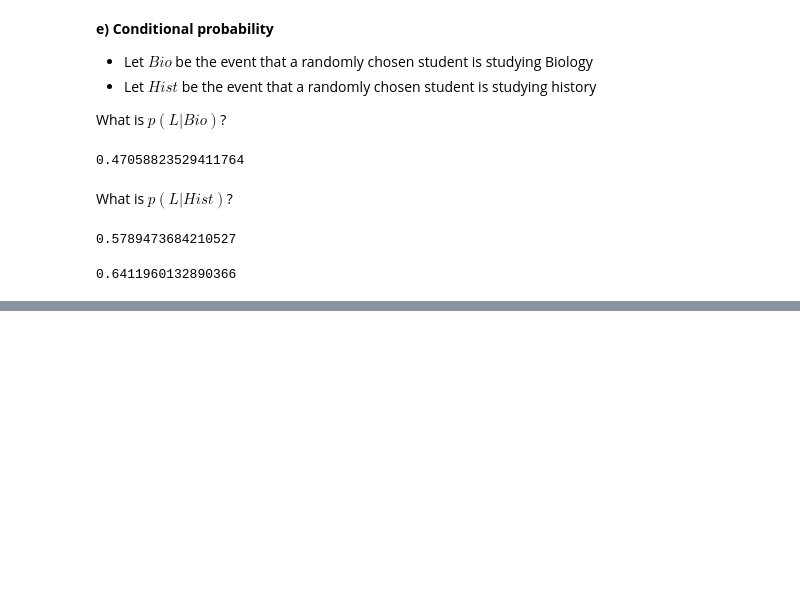
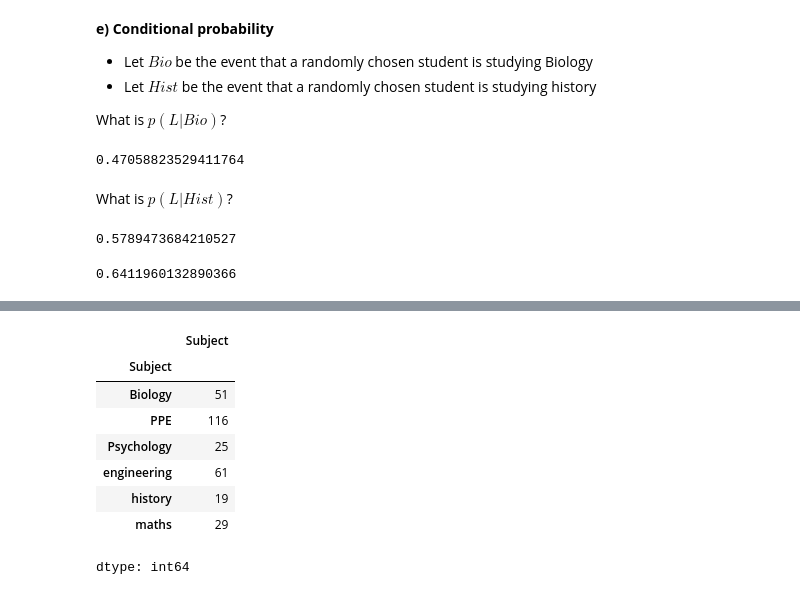
Before and after one commit to lilydavies442-lgtm/EP-stats-project-, a Jupyter notebook: 2.1_Probability/2.1.9_PythonExercises.ipynb, the cells around one changed output, grey strips where cells are left out. Drawn from its saved outputs; the diff is of its cells as text; code cells hidden in the pictures; blank space fills up the shorter version.

```diff
--- a/2.1_Probability/2.1.9_PythonExercises.ipynb
+++ b/2.1_Probability/2.1.9_PythonExercises.ipynb
@@ -139,0 +148,12 @@ print(p_lonsdale_union_ppe)
+# %%
+wb.groupby('Subject').Subject.count()
+# %% [output]
+|  | Subject |
+| Subject |  |
+| Biology | 51 |
+| PPE | 116 |
+| Psychology | 25 |
+| engineering | 61 |
+| history | 19 |
+| maths | 29 |
+dtype: int64
```
Also changed, not shown: parts of 2 cells of this notebook.
